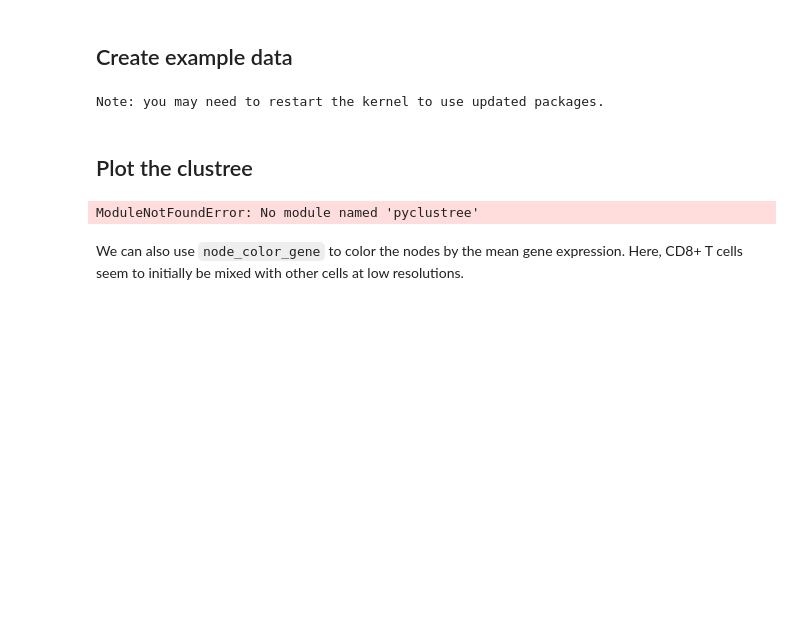
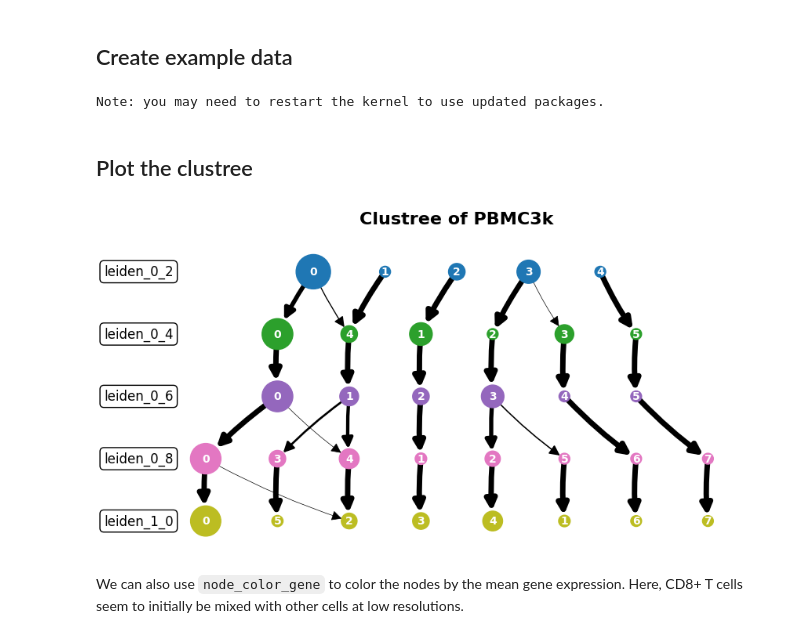
Before and after one commit to complextissue/pyclustree, a Jupyter notebook: docs/source/example.ipynb, the cells around one changed output. Drawn from its saved outputs; the diff is of its cells as text; code cells hidden in the pictures; blank space fills up the shorter version.

```diff
--- a/docs/source/example.ipynb
+++ b/docs/source/example.ipynb
@@ -29,14 +29,16 @@ for resolution in [0.2, 0.4, 0.6, 0.8, 1.0]:
 # %%
 from pyclustree import clustree
 
 fig = clustree(
     adata,
     [f"leiden_{str(resolution).replace('.', '_')}" for resolution in [0.2, 0.4, 0.6, 0.8, 1.0]],
     title="Clustree of PBMC3k",
     edge_weight_threshold=0.01,  # the minimum fraction of the parent cluster assigned to the child cluster to plot
 )
+fig.set_size_inches(10, 5)
+fig.set_dpi(100)
 # %% [output]
-ModuleNotFoundError: No module named 'pyclustree'
+[figure, added]
 # %% [markdown]
 We can also use `node_color_gene` to color the nodes by the mean gene expression. Here, CD8+ T cells seem to initially be mixed with other cells at low resolutions.
 # %%
```
Also changed, not shown: parts of 4 cells of this notebook, 4 other files.
